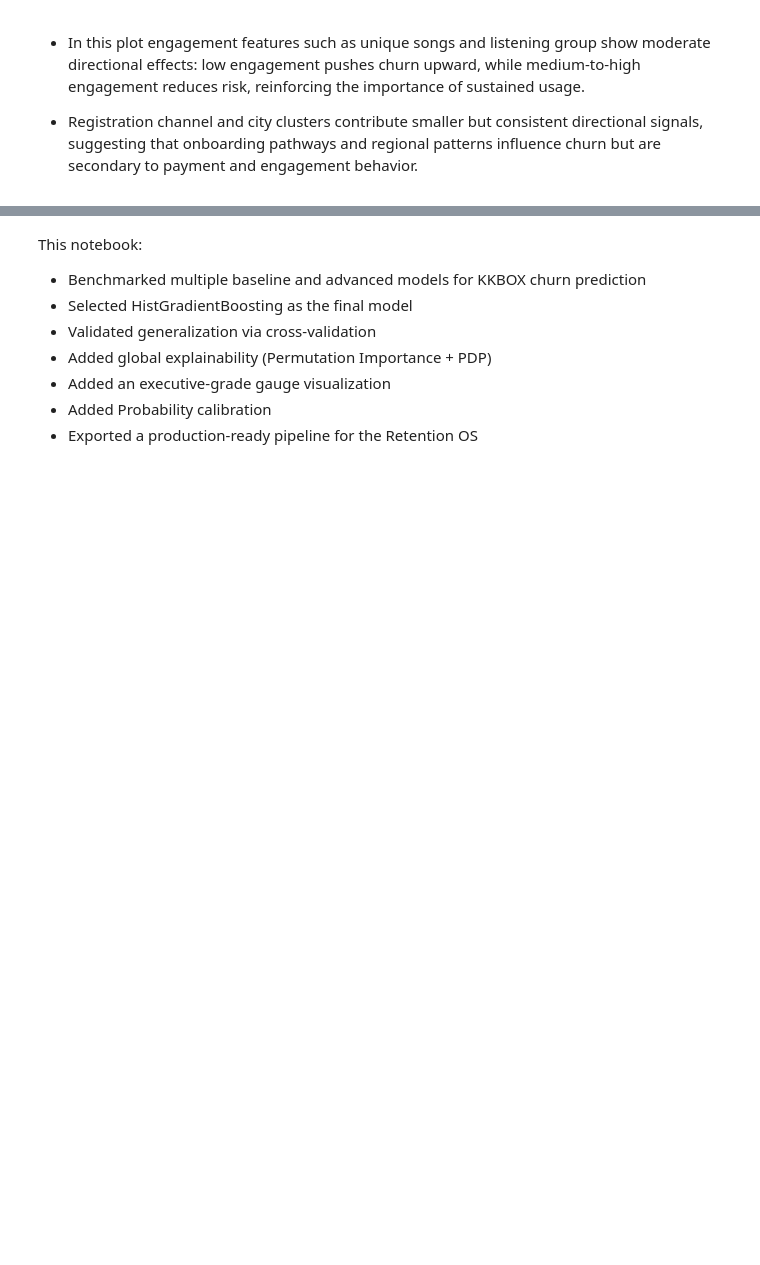
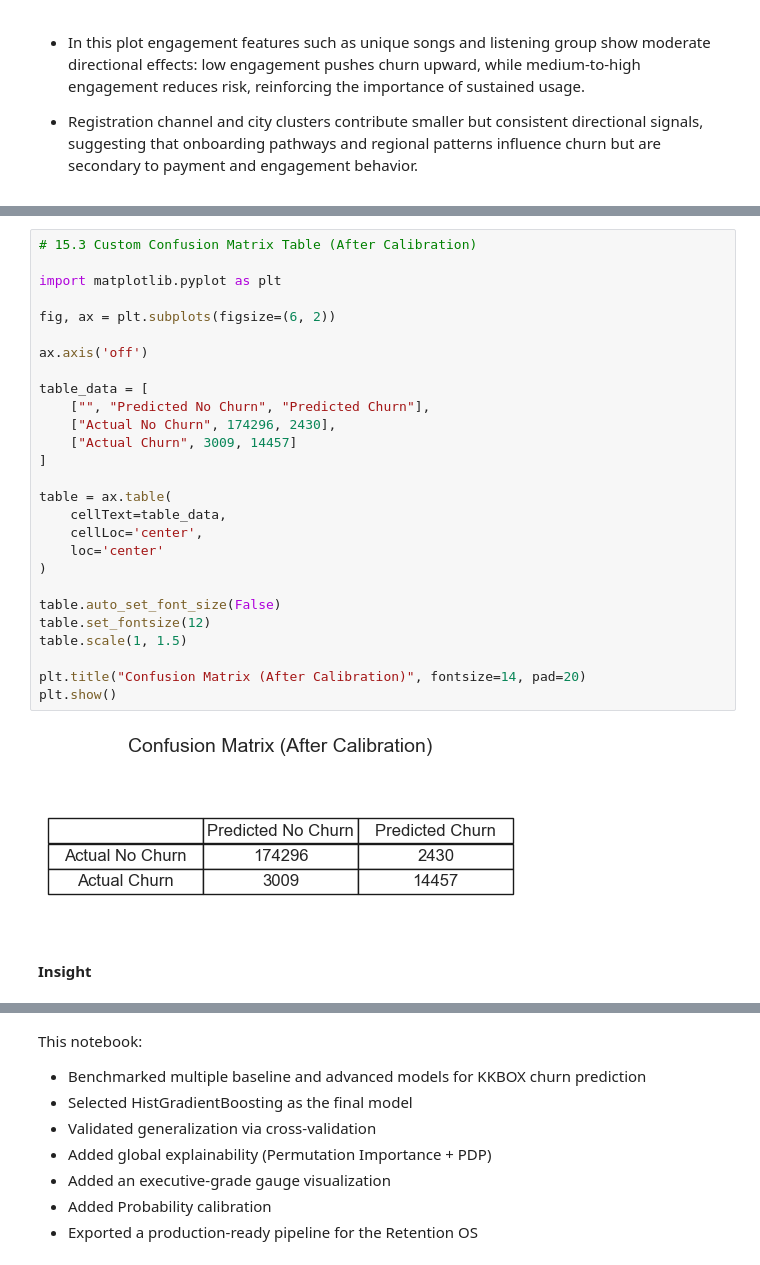
Before and after one commit to PaulinaMamiaga/customer-churn-intelligence-system, a Jupyter notebook: notebooks/03_modeling_and_evaluation.ipynb, the cells around one changed output, grey strips where cells are left out. Saved outputs shown, nothing was run; the diff lists cells and outputs as text; blank space fills up the shorter version.

```diff
--- a/notebooks/03_modeling_and_evaluation.ipynb
+++ b/notebooks/03_modeling_and_evaluation.ipynb
@@ -1129,0 +1213,31 @@ Calibrated model saved successfully.
+# %%
+# 15.3 Custom Confusion Matrix Table (After Calibration)
+
+import matplotlib.pyplot as plt
+
+fig, ax = plt.subplots(figsize=(6, 2))
+
+ax.axis('off')
+
+table_data = [
+    ["", "Predicted No Churn", "Predicted Churn"],
+    ["Actual No Churn", 174296, 2430],
+    ["Actual Churn", 3009, 14457]
+]
+
+table = ax.table(
+    cellText=table_data,
+    cellLoc='center',
+    loc='center'
+)
+
+table.auto_set_font_size(False)
+table.set_fontsize(12)
+table.scale(1, 1.5)
+
+plt.title("Confusion Matrix (After Calibration)", fontsize=14, pad=20)
+plt.show()
+# %% [output]
+[figure, added]
+# %% [markdown]
+**Insight**
```
Also changed, not shown: parts of 14 cells of this notebook.
